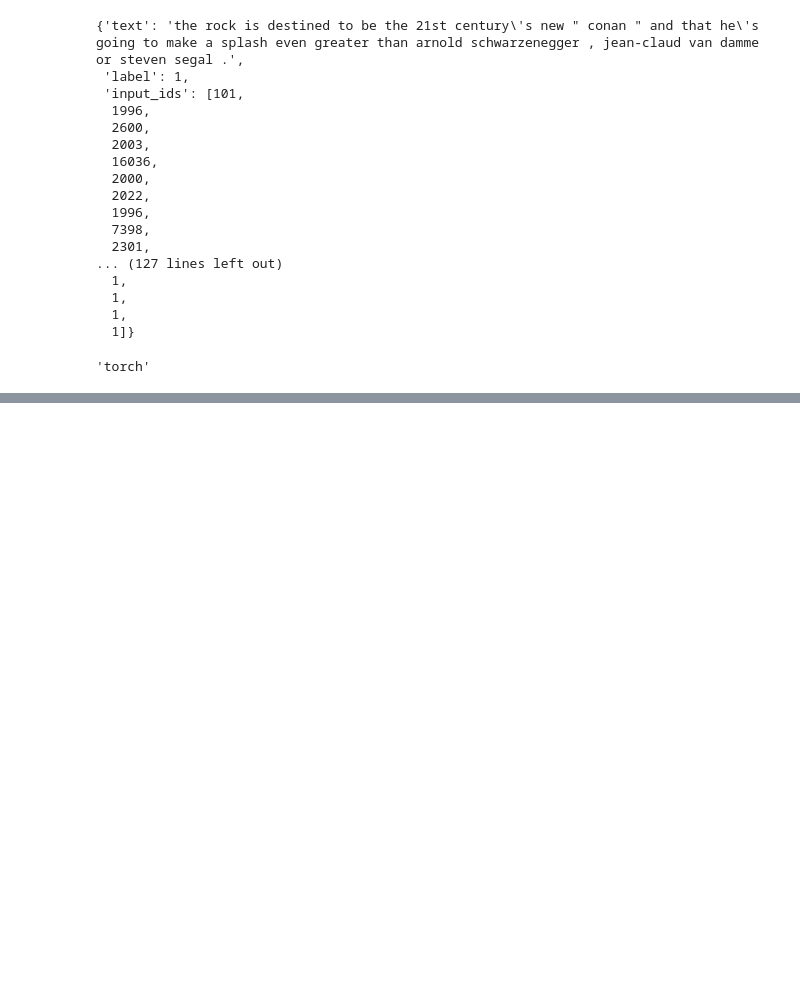
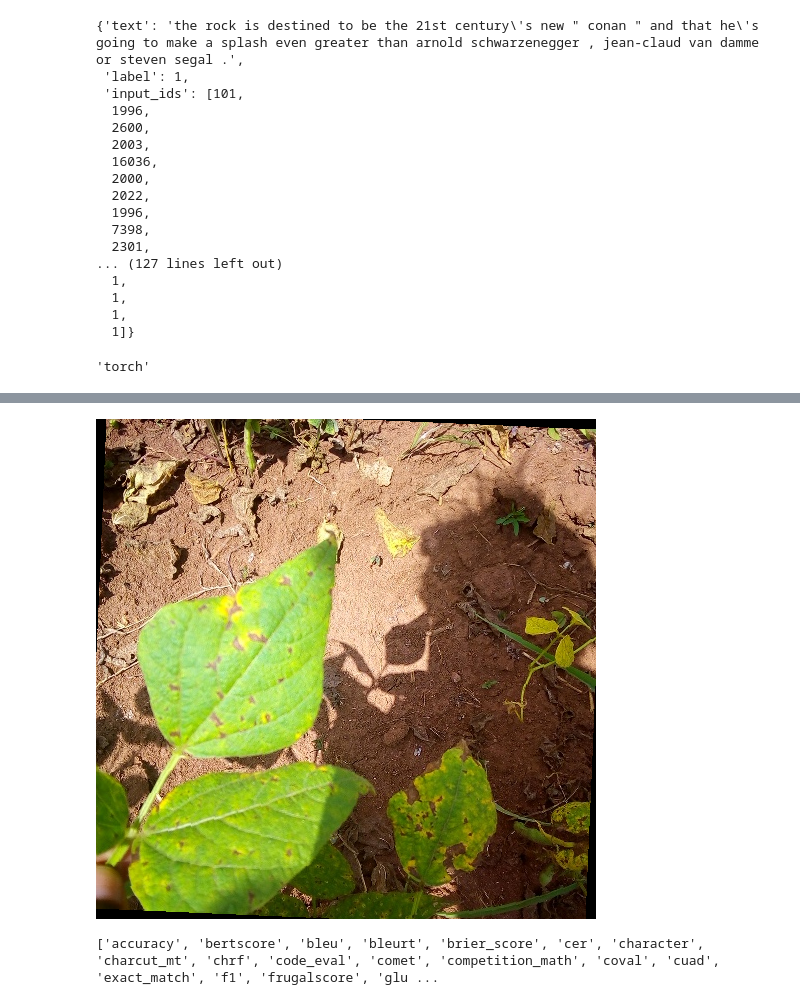
Before and after one commit to quantapix/qnarre, a Jupyter notebook: notebooks/datasets.ipynb, the cells around one changed output, grey strips where cells are left out. Drawn from its saved outputs; the diff is of its cells as text; code cells hidden in the pictures; blank space fills up the shorter version.

```diff
--- a/notebooks/datasets.ipynb
+++ b/notebooks/datasets.ipynb
@@ -193,0 +214,19 @@ Skipping registering GPU devices...
+# %%
+from torchvision.transforms import RandomRotation
+
+rotate = RandomRotation(degrees=(0, 90))
+def transforms(examples):
+    examples["pixel_values"] = [rotate(image.convert("RGB")) for image in examples["image"]]
+    return examples
+# %%
+dataset.set_transform(transforms)
+dataset[0]["pixel_values"]
+# %% [output]
+[figure, added]
+# %%
+from datasets import list_metrics
+metrics_list = list_metrics()
+len(metrics_list)
+print(metrics_list)
+# %% [output]
+['accuracy', 'bertscore', 'bleu', 'bleurt', 'brier_score', 'cer', 'character', 'charcut_mt', 'chrf', 'code_eval', 'comet', 'competition_math', 'coval', 'cuad', 'exact_match', 'f1', 'frugalscore', 'glu ...
```
Also changed, not shown: parts of 12 cells of this notebook, 3 other files.
